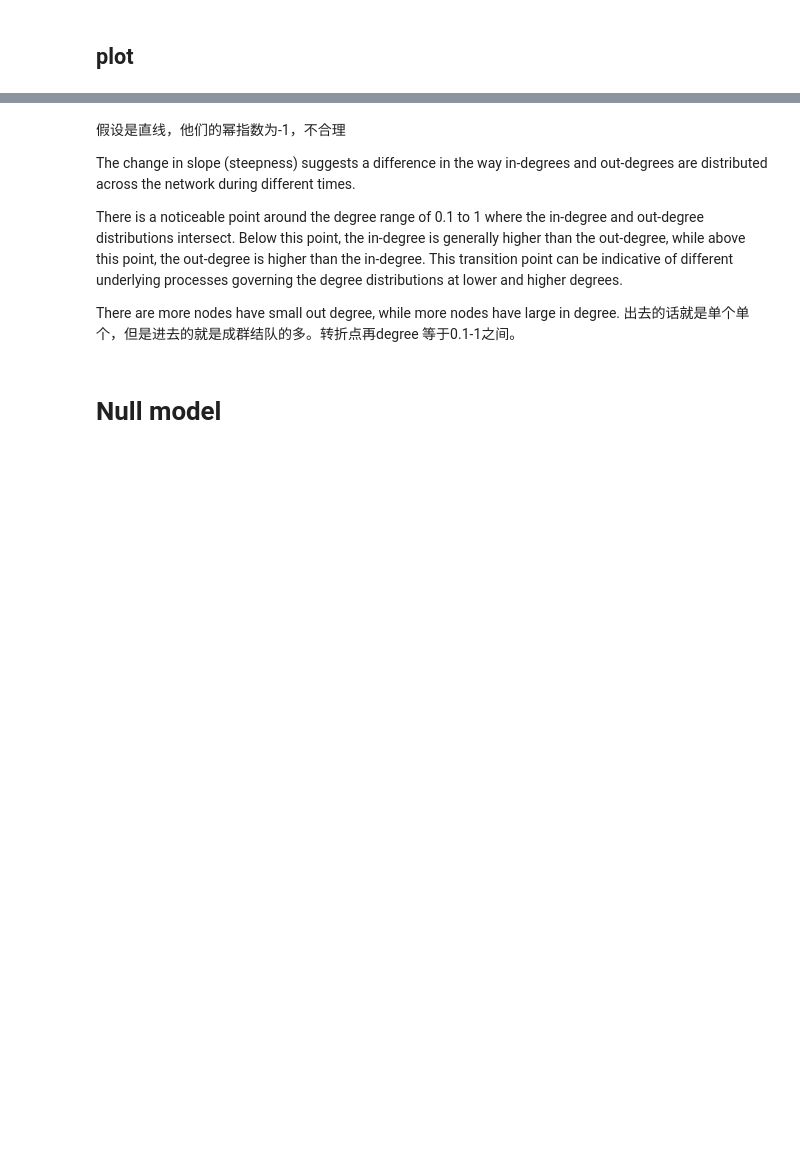
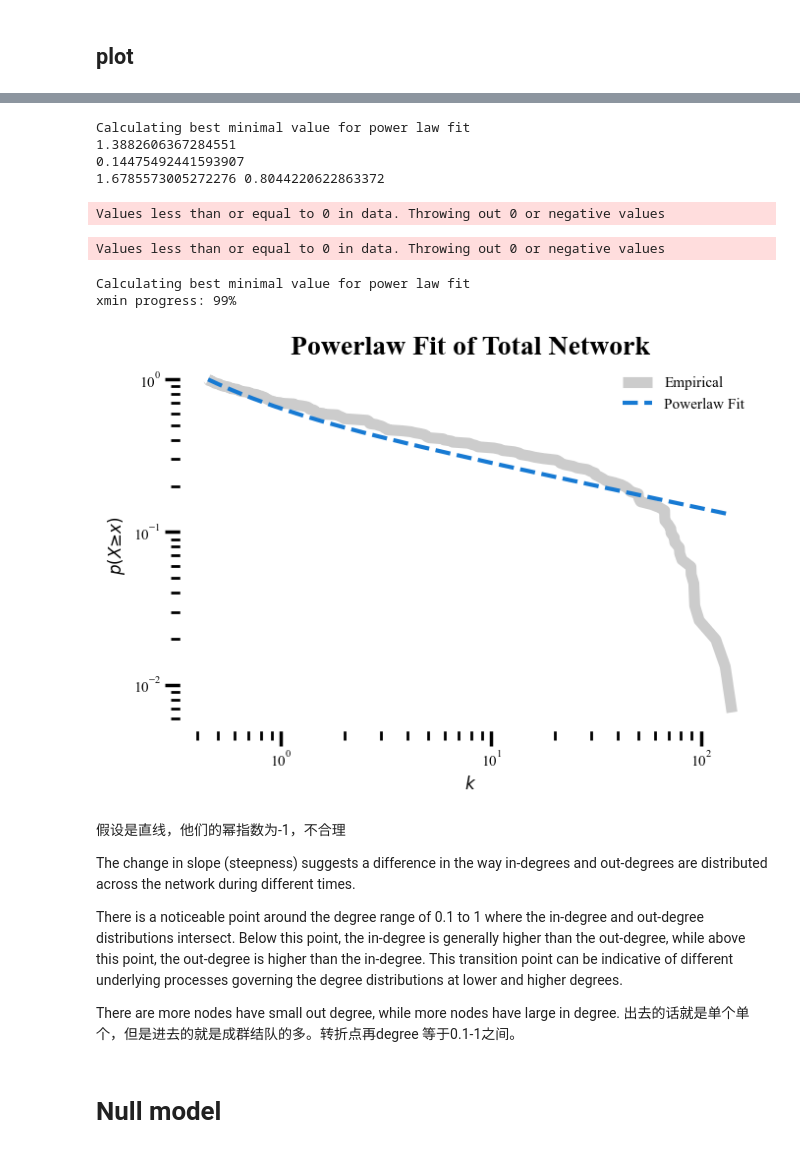
Before and after one commit to EXID-G/Bigscity-LibCity, a Jupyter notebook: !mywork/network.ipynb, the cells around one changed output, grey strips where cells are left out. Saved outputs shown, nothing was run; the diff lists cells and outputs as text; code cells hidden in the pictures; blank space fills up the shorter version.

```diff
--- a/!mywork/network.ipynb
+++ b/!mywork/network.ipynb
@@ -329,25 +291,48 @@ findfont: Generic family 'sans-serif' not found because none of the following fa
 # %%
-# import powerlaw
+import powerlaw
 
-# degrees=np.array(list(dict(G_total.in_degree(weight = "flow")).values()))
-# results = powerlaw.Fit(degrees);
-# print(results.power_law.alpha)
-# print(results.power_law.xmin)
+degrees=np.array(list(dict(G_total.in_degree(weight = "flow")).values()))
+results = powerlaw.Fit(degrees);
+print(results.power_law.alpha)
+print(results.power_law.xmin)
+
+R, p = results.distribution_compare('power_law', 'lognormal_positive')
+print(R, p)
+# %% [output]
+Calculating best minimal value for power law fit
+1.3882606367284551
+0.14475492441593907
+1.6785573005272276 0.8044220622863372
+Values less than or equal to 0 in data. Throwing out 0 or negative values
 # %%
+with plt.style.context("fivethirtyeight"), sns.plotting_context(context="poster",font_scale=0.5):
+    fig, ax = plt.subplots(figsize=(7, 5))
+    fig.patch.set_facecolor('white')
+    ax.set_facecolor('white')
+    for spine in ax.spines.values():
+        spine.set_edgecolor('white')
 
-# fit = powerlaw.Fit(degrees, discrete=True);
-# FigCCDF = fit.plot_ccdf(color='k',alpha=0.2, lw=8, label=r"Empirical");
-# fit.power_law.plot_ccdf(color='#b15928', linestyle='--', lw=3, ax=FigCCDF, label="Powerlaw Fit");
+    fit = powerlaw.Fit(degrees, discrete=True);
+    FigCCDF = fit.plot_ccdf(color='k',alpha=0.2, lw=8, label=r"Empirical");
+    fit.power_law.plot_ccdf(color='#177ad3', linestyle='--', lw=3, ax=FigCCDF, label="Powerlaw Fit");
 
-# # adjust the labels
-# FigCCDF.set_ylabel("$p(X≥x)$")
-# FigCCDF.set_xlabel("k")
-# handles, labels = FigCCDF.get_legend_handles_labels()
-# leg = FigCCDF.legend(handles, labels, loc=3)
-# leg.draw_frame(True)
-
-# R, p = results.distribution_compare('power_law', 'lognormal_positive')
-# print(R, p)
+    # adjust the labels
+    FigCCDF.set_ylabel("$p(X≥x)$")
+    FigCCDF.set_xlabel("$k$")
+    handles, labels = FigCCDF.get_legend_handles_labels()
+    leg = FigCCDF.legend(handles, labels, loc=3)
+    leg.draw_frame(True)
+    ax.grid(False)
+    plt.title("Powerlaw Fit of Total Network",weight = "bold",fontsize = 20)
+    plt.legend(frameon = False)
+    plt.tight_layout()
+    plt.savefig("output/plot/Powerlaw Fit of Total Network.svg",bbox_inches="tight",transparent=True)
+    plt.savefig("output/plot/Powerlaw Fit of Total Network.pdf",bbox_inches="tight",transparent=True)
+# %% [output]
+Values less than or equal to 0 in data. Throwing out 0 or negative values
+Calculating best minimal value for power law fit
+xmin progress: 99%
+[figure, added]
 # %% [markdown]
 假设是直线，他们的幂指数为-1，不合理
 
```
Also changed, not shown: parts of 4 cells of this notebook, 3 other files.
